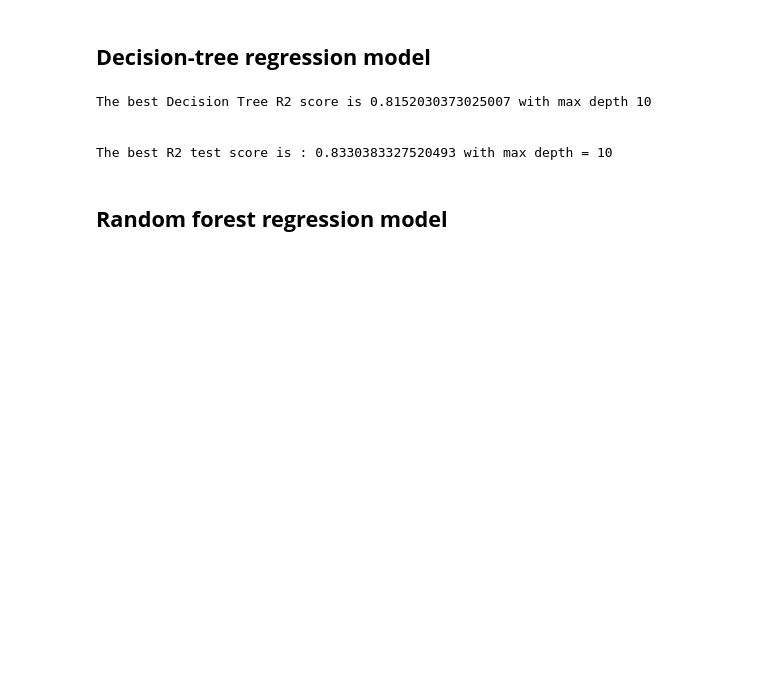
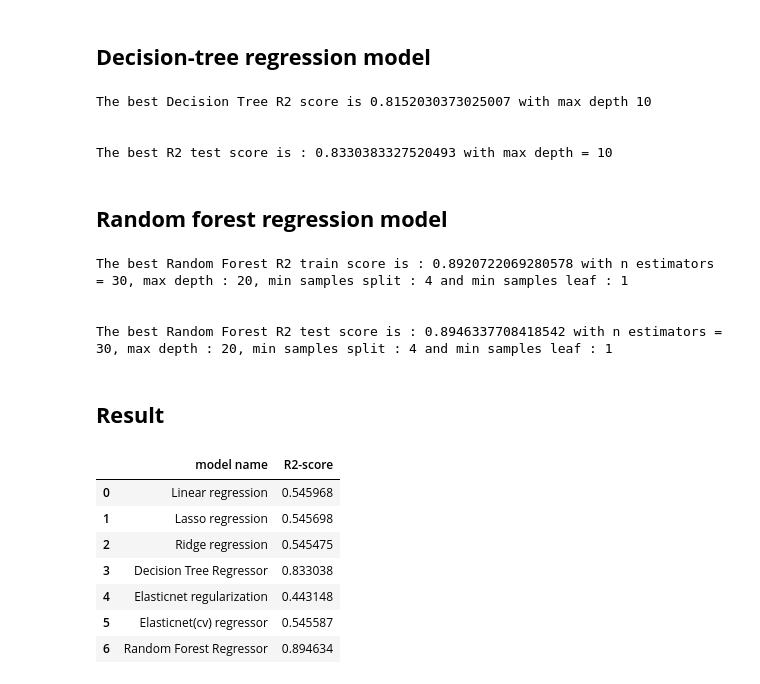
Before and after one commit to Jaypardeshii/Bike-Sharing-Demand-Prediction, a Jupyter notebook: Copy_of_Bike_Sharing_Demand_Prediction_Capstone_Project.ipynb, the cells around one changed output. Cells and saved outputs as stored; diff of their text form; code cells hidden in the pictures; blank space fills up the shorter version.

```diff
--- a/Copy_of_Bike_Sharing_Demand_Prediction_Capstone_Project.ipynb
+++ b/Copy_of_Bike_Sharing_Demand_Prediction_Capstone_Project.ipynb
@@ -673,0 +702,13 @@ randomForestAlgo = RandomForestRegressor()
+# %%
+# getting best parameters
+
+print(f"The best Random Forest R2 train score is : {gridSearch_RandomForest.best_score_} with n estimators = {gridSearch_RandomForest.best_params_['n_estimators']}, max depth : {gridSearch_RandomForest.best_params_['max_depth']}, min samples split : {gridSearch_RandomForest.best_params_['min_samples_split']} and min samples leaf : {gridSearch_RandomForest.best_params_['min_samples_leaf']}")
+print('\n')
+print(f"The best Random Forest R2 test score is : {bestRandomForest_testScore} with n estimators = {gridSearch_RandomForest.best_params_['n_estimators']}, max depth : {gridSearch_RandomForest.best_params_['max_depth']}, min samples split : {gridSearch_RandomForest.best_params_['min_samples_split']} and min samples leaf : {gridSearch_RandomForest.best_params_['min_samples_leaf']}")
+# %% [output]
+The best Random Forest R2 train score is : 0.8920722069280578 with n estimators = 30, max depth : 20, min samples split : 4 and min samples leaf : 1
+
+
+The best Random Forest R2 test score is : 0.8946337708418542 with n estimators = 30, max depth : 20, min samples split : 4 and min samples leaf : 1
+# %% [markdown]
+## **Result**
@@ -673,0 +728,11 @@ randomForestAlgo = RandomForestRegressor()
+# %%
+results_df
+# %% [output]
+|  | model name | R2-score |
+| 0 | Linear regression | 0.545968 |
+| 1 | Lasso regression | 0.545698 |
+| 2 | Ridge regression | 0.545475 |
+| 3 | Decision Tree Regressor | 0.833038 |
+| 4 | Elasticnet regularization | 0.443148 |
+| 5 | Elasticnet(cv) regressor | 0.545587 |
+| 6 | Random Forest Regressor | 0.894634 |
```
Also changed, not shown: parts of 10 cells of this notebook.
